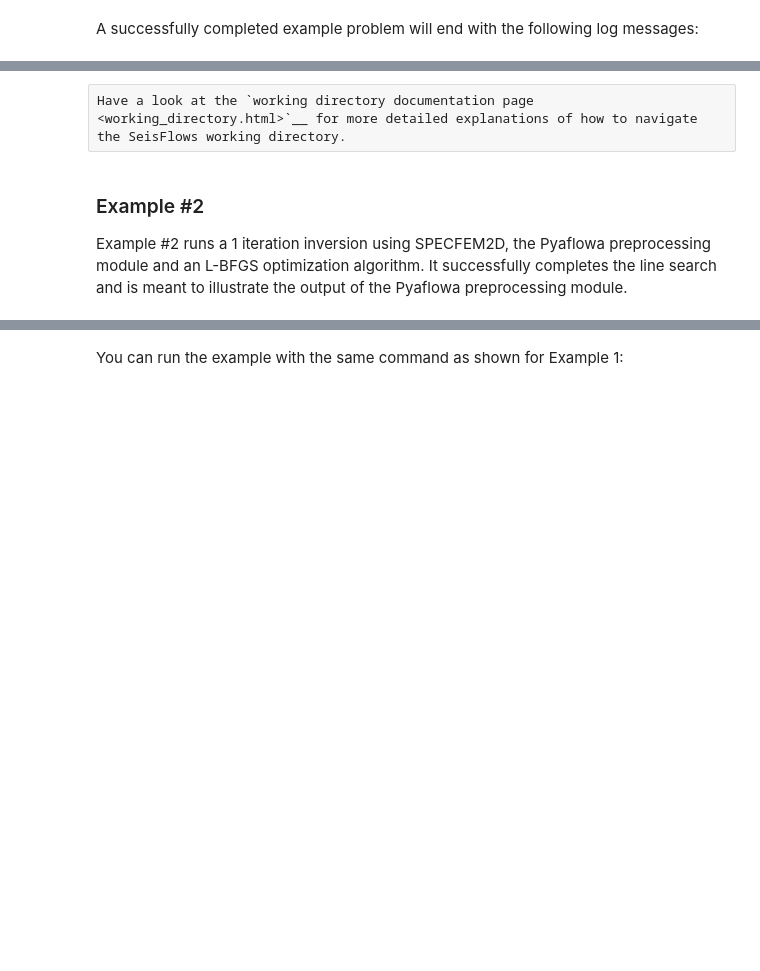
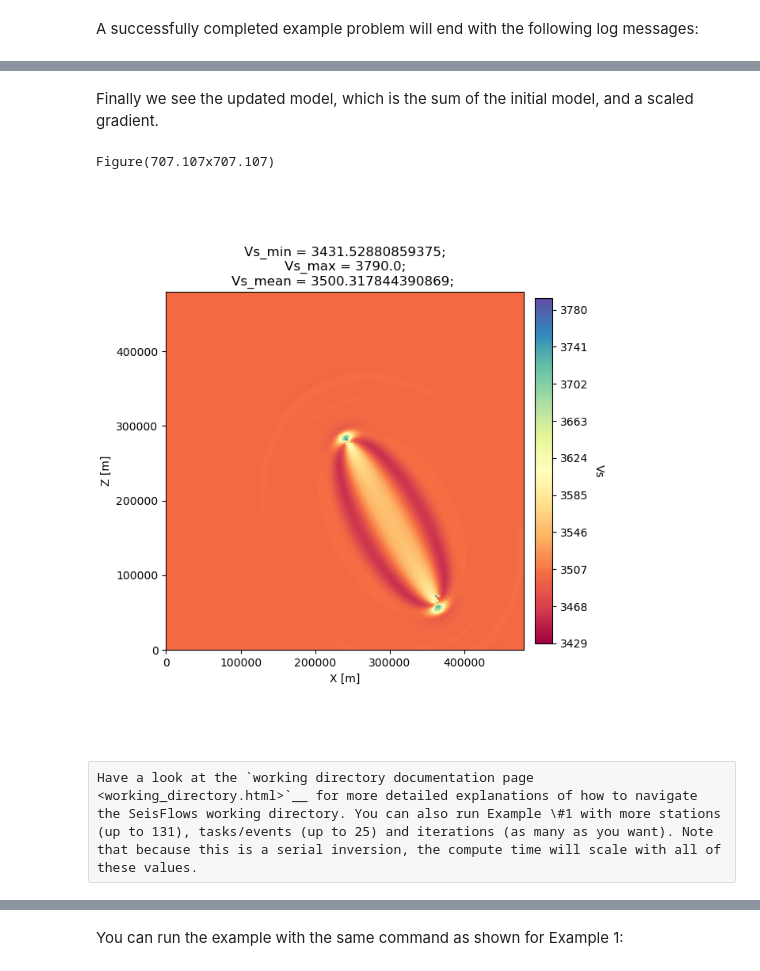
Before and after one commit to adjtomo/seisflows, a Jupyter notebook: docs/notebooks/specfem2d_example.ipynb, the cells around one changed output, grey strips where cells are left out. Drawn from its saved outputs; the diff is of its cells as text; code cells hidden in the pictures; blank space fills up the shorter version.

```diff
--- a/docs/notebooks/specfem2d_example.ipynb
+++ b/docs/notebooks/specfem2d_example.ipynb
@@ -119,5 +129,10 @@ Image(filename='i02_gradient_vs_kernel.png')
+# %% [markdown]
+Finally we see the updated model, which is the sum of the initial model, and a scaled gradient.
+# %%
+! seisflows plot2d MODEL_01 vs --savefig m_01_vs.png
+Image(filename='m_01_vs.png')
+# %% [output]
+Figure(707.107x707.107)
+[figure, added]
 # %% [raw]
-Have a look at the `working directory documentation page <working_directory.html>`__ for more detailed explanations of how to navigate the SeisFlows working directory.
+Have a look at the `working directory documentation page <working_directory.html>`__ for more detailed explanations of how to navigate the SeisFlows working directory. You can also run Example \#1 with more stations (up to 131), tasks/events (up to 25) and iterations (as many as you want). Note that because this is a serial inversion, the compute time will scale with all of these values.
-# %% [markdown]
-### Example \#2
-Example \#2 runs a 1 iteration inversion using SPECFEM2D, the Pyaflowa preprocessing module and an L-BFGS optimization algorithm. It successfully completes the line search and is meant to illustrate the output of the Pyaflowa preprocessing module.
```
Also changed, not shown: parts of 25 cells of this notebook, 8 other files.
